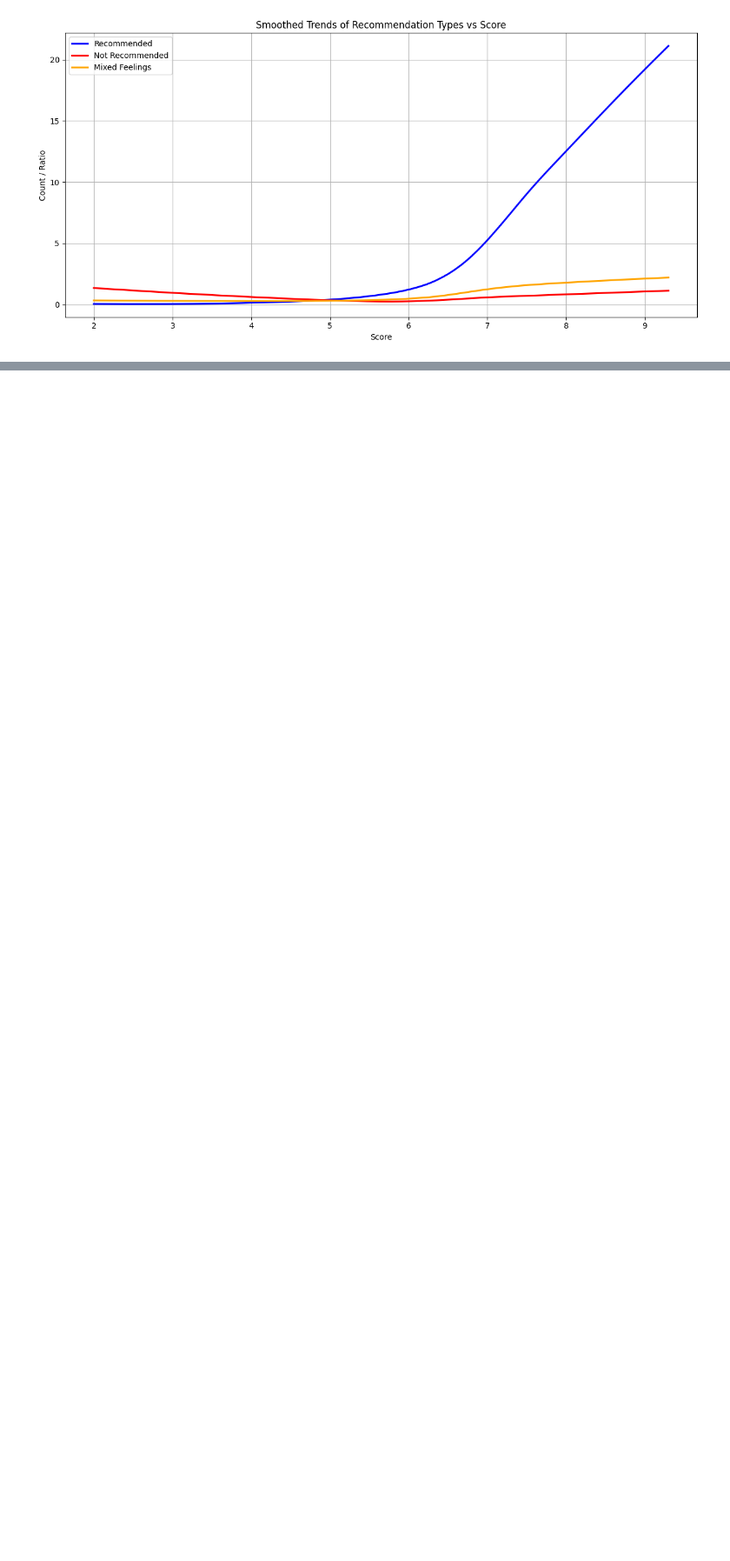
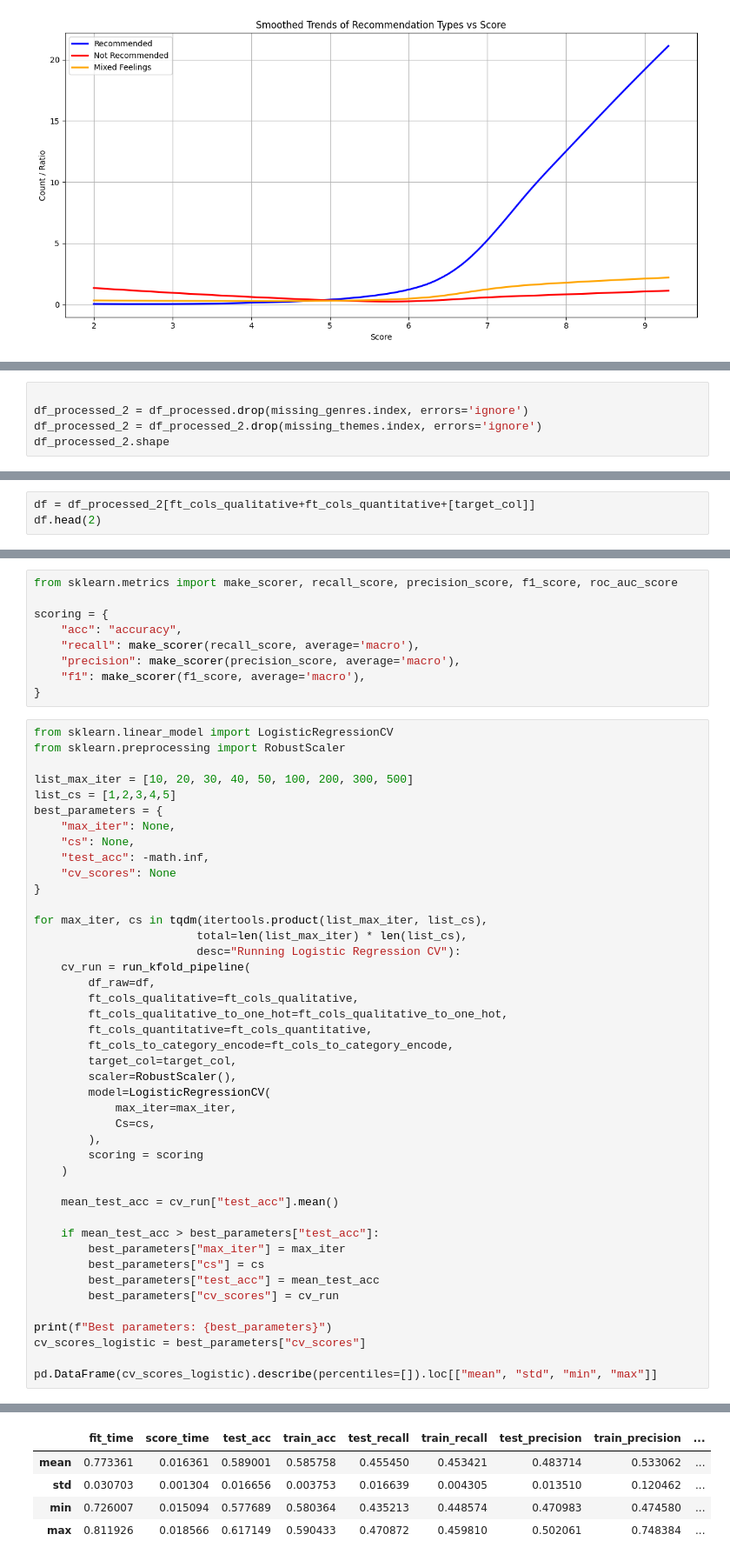
Before and after one commit to StrugVN/data-analysis-ctu, a Jupyter notebook: 2/2.ipynb, the cells around one changed output, grey strips where cells are left out. Shown at 87% size. Saved outputs shown, nothing was run; the diff lists cells and outputs as text; blank space fills up the shorter version.

```diff
--- a/2/2.ipynb
+++ b/2/2.ipynb
@@ -439,0 +558,5 @@ df_processed
+# %%
+
+df_processed_2 = df_processed.drop(missing_genres.index, errors='ignore')
+df_processed_2 = df_processed_2.drop(missing_themes.index, errors='ignore')
+df_processed_2.shape
@@ -439,0 +654,3 @@ df_processed
+# %%
+df = df_processed_2[ft_cols_qualitative+ft_cols_quantitative+[target_col]]
+df.head(2)
@@ -439,0 +665,53 @@ df_processed
+# %%
+from sklearn.metrics import make_scorer, recall_score, precision_score, f1_score, roc_auc_score
+
+scoring = {
+    "acc": "accuracy",
+    "recall": make_scorer(recall_score, average='macro'),
+    "precision": make_scorer(precision_score, average='macro'),
+    "f1": make_scorer(f1_score, average='macro'),
+}
+# %%
+from sklearn.linear_model import LogisticRegressionCV
+from sklearn.preprocessing import RobustScaler
+
+list_max_iter = [10, 20, 30, 40, 50, 100, 200, 300, 500]
+list_cs = [1,2,3,4,5]
+best_parameters = {
+    "max_iter": None,
+    "cs": None,
+    "test_acc": -math.inf,
+    "cv_scores": None
+}
+
+for max_iter, cs in tqdm(itertools.product(list_max_iter, list_cs),
+                        total=len(list_max_iter) * len(list_cs),
+                        desc="Running Logistic Regression CV"):
+    cv_run = run_kfold_pipeline(
+        df_raw=df,
+        ft_cols_qualitative=ft_cols_qualitative,
+        ft_cols_qualitative_to_one_hot=ft_cols_qualitative_to_one_hot,
+        ft_cols_quantitative=ft_cols_quantitative,
+        ft_cols_to_category_encode=ft_cols_to_category_encode,
+        target_col=target_col,
+        scaler=RobustScaler(),
+        model=LogisticRegressionCV(
+            max_iter=max_iter,
+            Cs=cs,
+        ),
+        scoring = scoring
+    )
+
+    mean_test_acc = cv_run["test_acc"].mean()
+
+    if mean_test_acc > best_parameters["test_acc"]:
+        best_parameters["max_iter"] = max_iter
+        best_parameters["cs"] = cs
+        best_parameters["test_acc"] = mean_test_acc
+        best_parameters["cv_scores"] = cv_run
+
+print(f"Best parameters: {best_parameters}")
+cv_scores_logistic = best_parameters["cv_scores"]
+
+pd.DataFrame(cv_scores_logistic).describe(percentiles=[]).loc[["mean", "std", "min", "max"]]
+# %% [output]
@@ -439,0 +719,5 @@ df_processed
+|  | fit_time | score_time | test_acc | train_acc | test_recall | train_recall | test_precision | train_precision | ... |
+| mean | 0.773361 | 0.016361 | 0.589001 | 0.585758 | 0.455450 | 0.453421 | 0.483714 | 0.533062 | ... |
+| std | 0.030703 | 0.001304 | 0.016656 | 0.003753 | 0.016639 | 0.004305 | 0.013510 | 0.120462 | ... |
+| min | 0.726007 | 0.015094 | 0.577689 | 0.580364 | 0.435213 | 0.448574 | 0.470983 | 0.474580 | ... |
+| max | 0.811926 | 0.018566 | 0.617149 | 0.590433 | 0.470872 | 0.459810 | 0.502061 | 0.748384 | ... |
```
Also changed, not shown: parts of 19 cells of this notebook.
